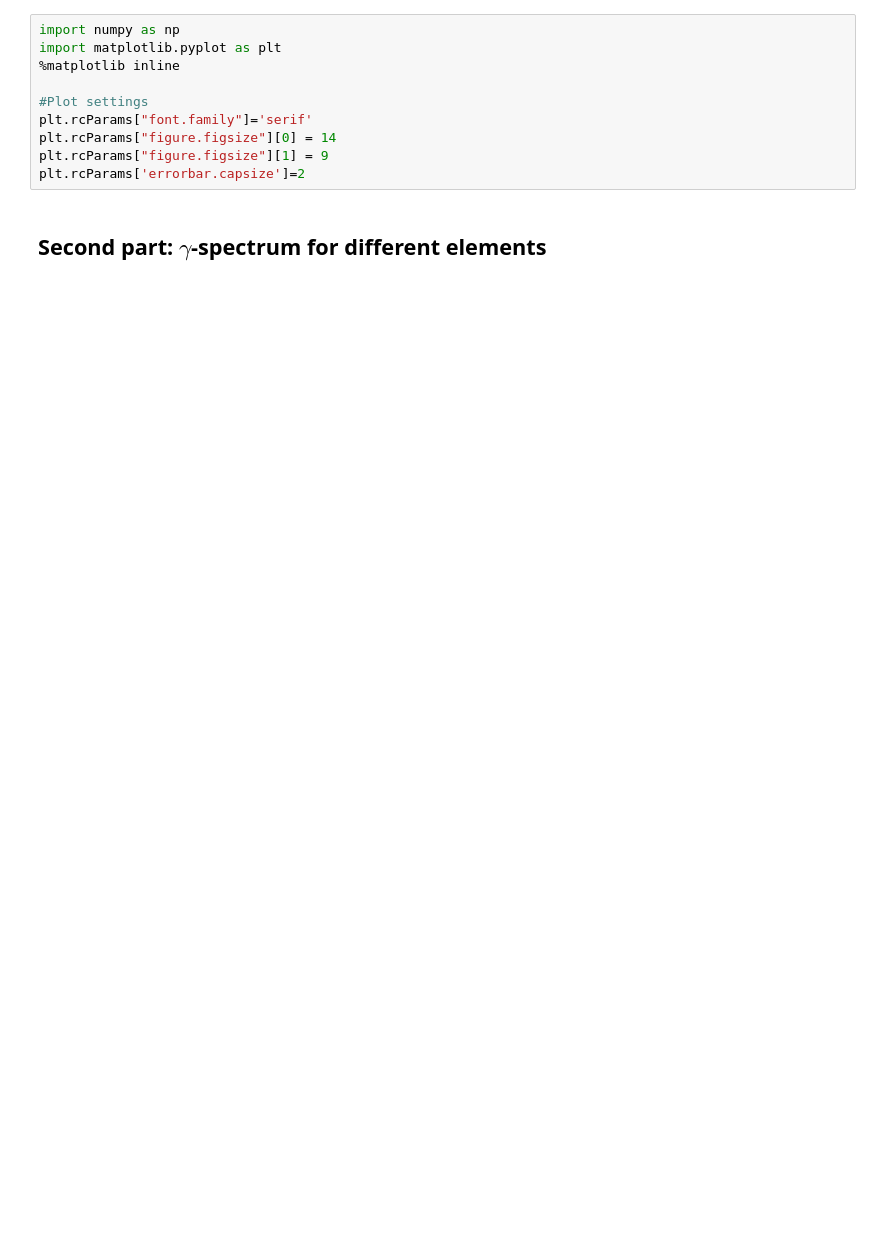
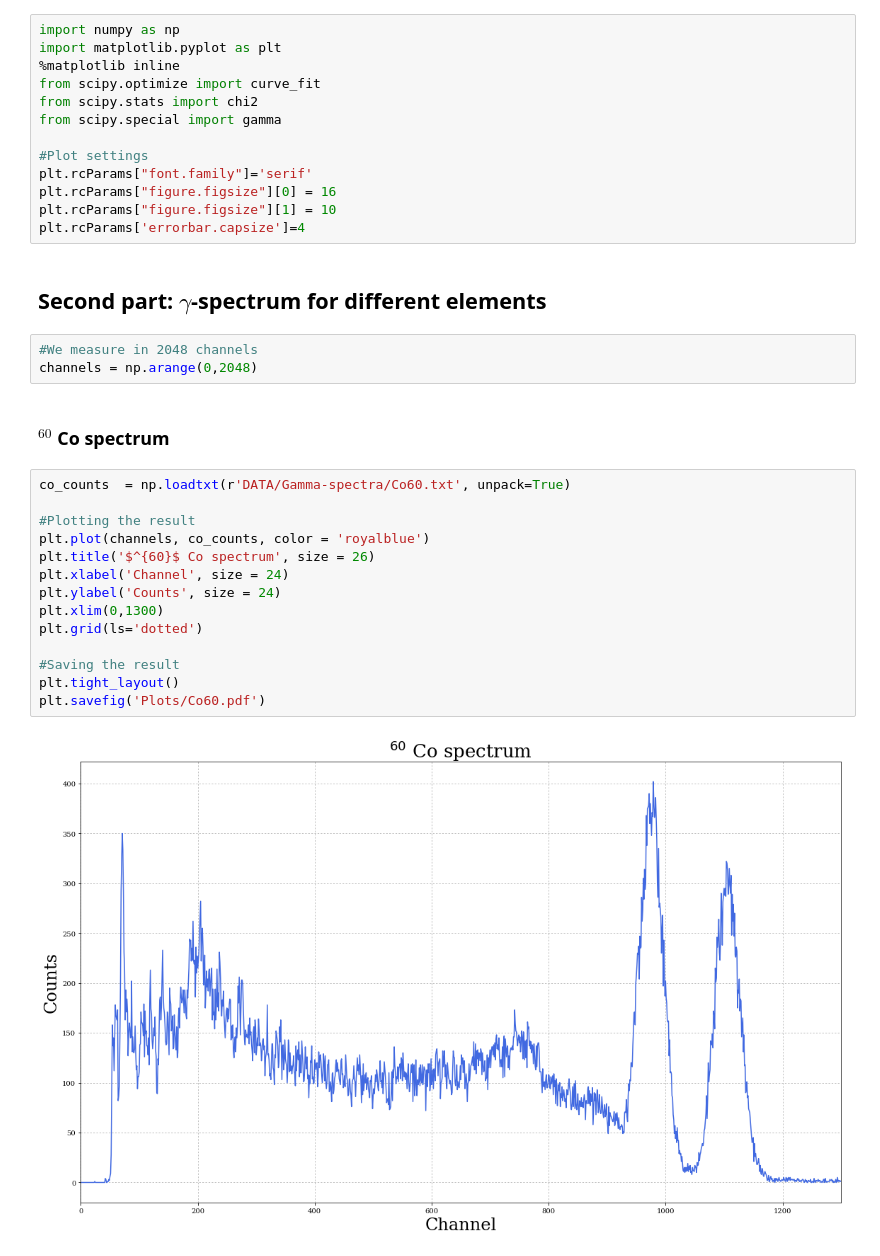
Before and after one commit to mathieukaltschmidt/FP-physics-lab-course, a Jupyter notebook: F82 Coincidence Spektrometer/Python/F82.ipynb, the cells around one changed output. Drawn from its saved outputs; the diff is of its cells as text; blank space fills up the shorter version.

```diff
--- a/F82 Coincidence Spektrometer/Python/F82.ipynb
+++ b/F82 Coincidence Spektrometer/Python/F82.ipynb
@@ -8,11 +8,35 @@ __Supervisor:__ Philipp Weidenkaff
 import numpy as np
 import matplotlib.pyplot as plt
 %matplotlib inline
+from scipy.optimize import curve_fit
+from scipy.stats import chi2
+from scipy.special import gamma
 
 #Plot settings
 plt.rcParams["font.family"]='serif'
-plt.rcParams["figure.figsize"][0] = 14
-plt.rcParams["figure.figsize"][1] = 9
-plt.rcParams['errorbar.capsize']=2
+plt.rcParams["figure.figsize"][0] = 16
+plt.rcParams["figure.figsize"][1] = 10
+plt.rcParams['errorbar.capsize']=4
 # %% [markdown]
 ## Second part: $\gamma$-spectrum for different elements
+# %%
+#We measure in 2048 channels
+channels = np.arange(0,2048)
+# %% [markdown]
+### $^{60}$ Co spectrum
+# %%
+co_counts  = np.loadtxt(r'DATA/Gamma-spectra/Co60.txt', unpack=True)
+
+#Plotting the result
+plt.plot(channels, co_counts, color = 'royalblue')
+plt.title('$^{60}$ Co spectrum', size = 26)
+plt.xlabel('Channel', size = 24)
+plt.ylabel('Counts', size = 24)
+plt.xlim(0,1300)
+plt.grid(ls='dotted')
+
+#Saving the result
+plt.tight_layout()
+plt.savefig('Plots/Co60.pdf')
+# %% [output]
+[figure, added]
```
Also changed, not shown: parts of 30 cells of this notebook, 27 other files.
